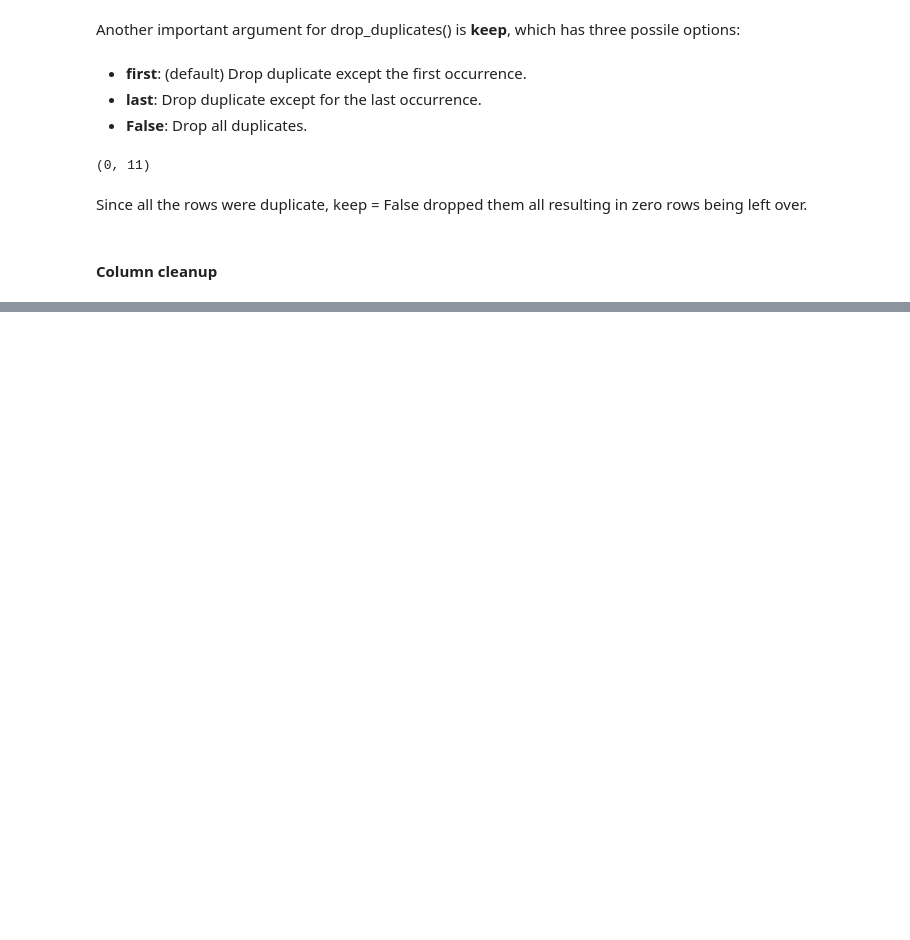
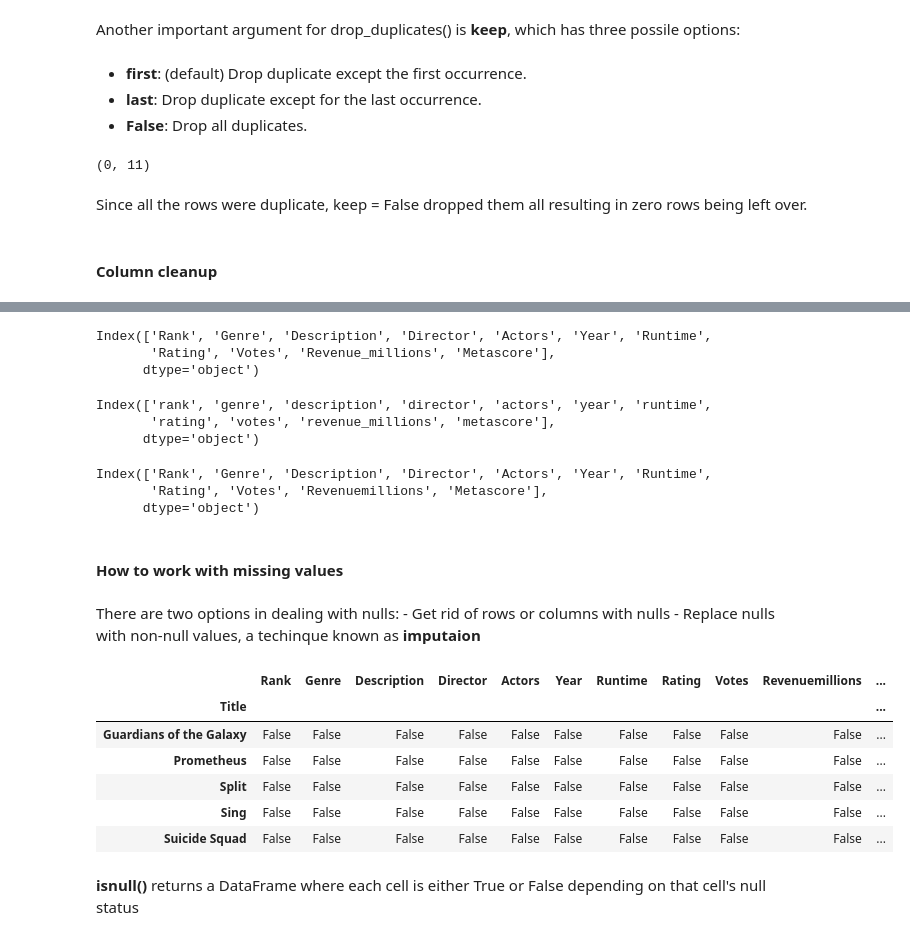
Before and after one commit to TenzinTsundue/Pandas, a Jupyter notebook: Pandas basics/Pandas update tutorial.ipynb, the cells around one changed output, grey strips where cells are left out. Saved outputs shown, nothing was run; the diff lists cells and outputs as text; code cells hidden in the pictures; blank space fills up the shorter version.

```diff
--- a/Pandas basics/Pandas update tutorial.ipynb
+++ b/Pandas basics/Pandas update tutorial.ipynb
@@ -268,0 +307,48 @@ Since all the rows were duplicate, keep = False dropped them all resulting in ze
+# %%
+movies_df.columns =['Rank', 'Genre', 'Description', 'Director', 'Actors', 'Year', 'Runtime',
+       'Rating', 'Votes', 'Revenue_millions', 'Metascore']
+
+movies_df.columns
+# %% [output]
+Index(['Rank', 'Genre', 'Description', 'Director', 'Actors', 'Year', 'Runtime',
+       'Rating', 'Votes', 'Revenue_millions', 'Metascore'],
+      dtype='object')
+# %%
+movies_df.columns = [col.lower() for col in movies_df]
+movies_df.columns
+# %% [output]
+Index(['rank', 'genre', 'description', 'director', 'actors', 'year', 'runtime',
+       'rating', 'votes', 'revenue_millions', 'metascore'],
+      dtype='object')
+# %%
+# Replacing space with underscores
+# df.replace(' ', '_', regex=True)
+
+# Replacing columns name space with undersocres
+movies_df.columns = movies_df.columns.str.replace(' ', '_')
+
+movies_df.columns
+# %% [output]
+Index(['Rank', 'Genre', 'Description', 'Director', 'Actors', 'Year', 'Runtime',
+       'Rating', 'Votes', 'Revenuemillions', 'Metascore'],
+      dtype='object')
+# %% [markdown]
+#### How to work with missing values
+# %% [markdown]
+There are two options in dealing with nulls:
+    - Get rid of rows or columns with nulls
+    - Replace nulls with non-null values, a techinque known as **imputaion**
+# %%
+# Calculating total number of nulls in each columns using isnull() :
+
+movies_df.isnull().head()
+# %% [output]
+|  | Rank | Genre | Description | Director | Actors | Year | Runtime | Rating | Votes | Revenuemillions | ... |
+| Title |  |  |  |  |  |  |  |  |  |  | ... |
+| Guardians of the Galaxy | False | False | False | False | False | False | False | False | False | False | ... |
+| Prometheus | False | False | False | False | False | False | False | False | False | False | ... |
+| Split | False | False | False | False | False | False | False | False | False | False | ... |
+| Sing | False | False | False | False | False | False | False | False | False | False | ... |
+| Suicide Squad | False | False | False | False | False | False | False | False | False | False | ... |
+# %% [markdown]
+**isnull()** returns a DataFrame where each cell is either True or False depending on that cell's null status
```
Also changed, not shown: parts of 48 cells of this notebook.
